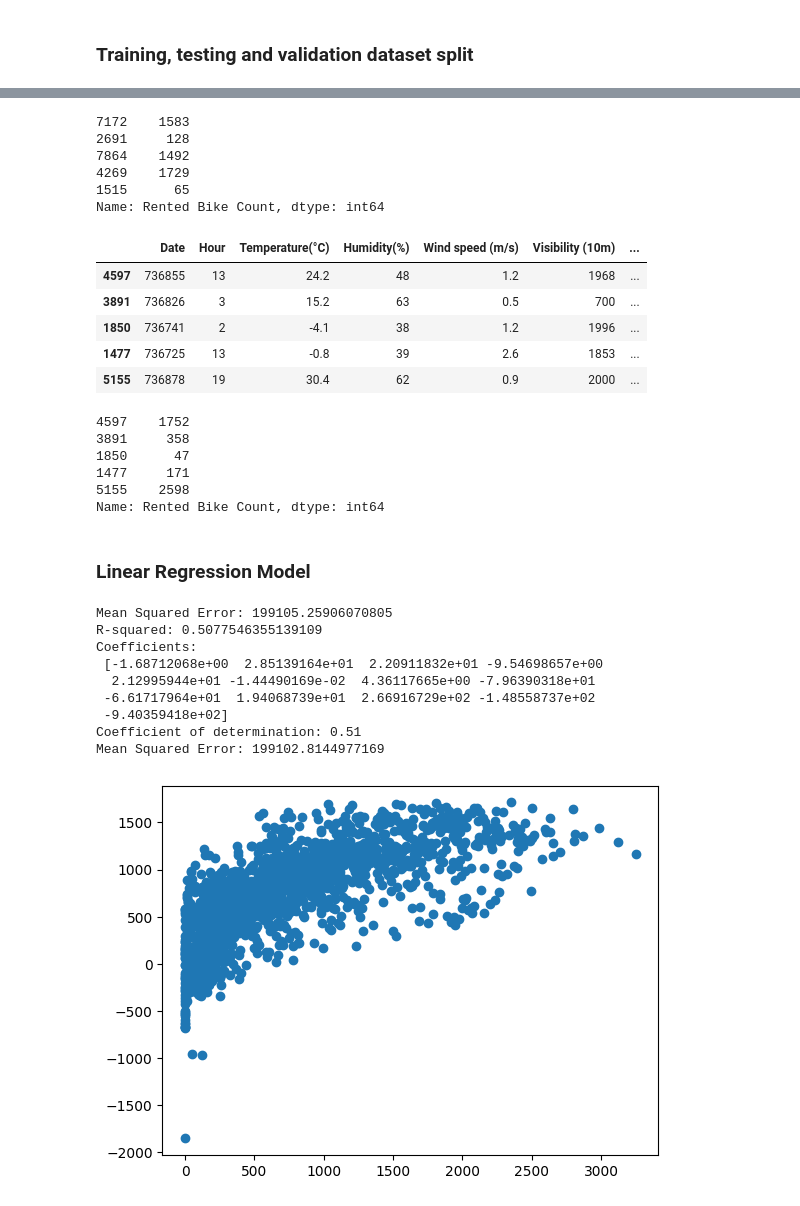
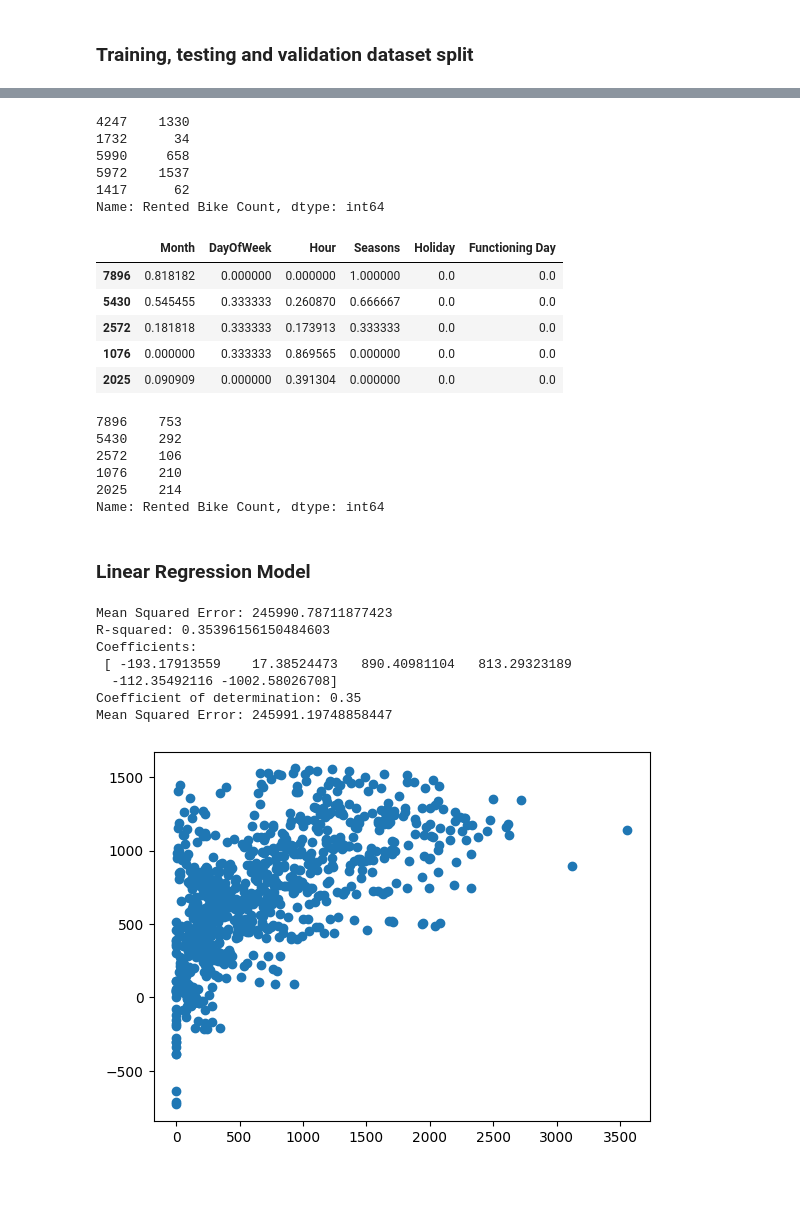
Before and after one commit to IvanGomez37/Final-Project-FoML, a Jupyter notebook: seoul_bike.ipynb, the cells around one changed output, grey strips where cells are left out. Saved outputs shown, nothing was run; the diff lists cells and outputs as text; code cells hidden in the pictures.

Commit message:
introducing month and day + trying LRM

```diff
--- a/seoul_bike.ipynb
+++ b/seoul_bike.ipynb
@@ -84,7 +84,13 @@ SeoulBikeData['Functioning Day'] = pd.factorize(SeoulBikeData['Functioning Day']
 # %%
 # Transforming Date string to datetime data type
 SeoulBikeData['Date'] = pd.to_datetime(SeoulBikeData['Date'], format='%d/%m/%Y')
-SeoulBikeData['Date'] = SeoulBikeData['Date'].apply(lambda x: x.toordinal())
+#SeoulBikeData['Date'] = SeoulBikeData['Date'].apply(lambda x: x.toordinal())
+SeoulBikeData['Month'] = (SeoulBikeData['Date'].dt.strftime('%m')).astype(int)
+SeoulBikeData['DayOfWeek'] = pd.factorize(SeoulBikeData['Date'].dt.day_name())[0]
+SeoulBikeData.insert(1, 'Month', SeoulBikeData.pop('Month'))
+SeoulBikeData.insert(2, 'DayOfWeek', SeoulBikeData.pop('DayOfWeek'))
+SeoulBikeData.insert(3, 'Hour', SeoulBikeData.pop('Hour'))
+#do we pop the date feature?
 # %%
 # Printing transformed data
 SeoulBikeData.head()
@@ -380,10 +392,25 @@ def joint_matrix(data):
+# %%
+X_continuous = SeoulBikeData_features[continuous_features]
+scaler = MinMaxScaler()
+
+# Scaling continuous features
+X_continuous = scaler.fit_transform(X_continuous)
+#normalizing continuous features
+X_continuous = pd.DataFrame(X_continuous, columns = continuous_features)
+
+# Concatenating continuous and discrete features
+X = pd.concat([X_continuous, SeoulBikeData_features[discrete_features]], axis = 1)
+
+# y will be the target value
+y = SeoulBikeData_target
 # %%
 from sklearn.preprocessing import StandardScaler
+SeoulBikeData_features = SeoulBikeData.drop(columns=["Rented Bike Count"])
 
 # Assuming SeoulBikeData is your DataFrame
 # Extract features (X) and target variable (y) if needed
-X = SeoulBikeData.drop(columns=['Rented Bike Count'])
-y = SeoulBikeData['Rented Bike Count']
+X = SeoulBikeData_features
+y = SeoulBikeData_target
 
 # Initialize the scaler
 scaler = StandardScaler()
@@ -405,7 +432,7 @@ scaled_SeoulBikeData_features = X
 from sklearn.model_selection import train_test_split
 
 # Splitting the data into training and temporary (validation + test) sets
-X_train, X_temp, y_train, y_temp = train_test_split(scaled_SeoulBikeData_features, scaled_SeoulBikeData_target, test_size=0.4, random_state=42)
+X_train, X_temp, y_train, y_temp = train_test_split(X_continuous, y, test_size=0.2, random_state=42)
 
 # Splitting the temporary set into validation and test sets
 X_val, X_test, y_val, y_test = train_test_split(X_temp, y_temp, test_size=0.5, random_state=42)
@@ -462,29 +482,29 @@ X_val.head()
 # %%
 y_val.head()
 # %% [output]
-7172    1583
-2691     128
-7864    1492
-4269    1729
-1515      65
+4247    1330
+1732      34
+5990     658
+5972    1537
+1417      62
 Name: Rented Bike Count, dtype: int64
 # %%
 X_test.head()
 # %% [output]
-|  | Date | Hour | Temperature(°C) | Humidity(%) | Wind speed (m/s) | Visibility (10m) | ... |
-| 4597 | 736855 | 13 | 24.2 | 48 | 1.2 | 1968 | ... |
-| 3891 | 736826 | 3 | 15.2 | 63 | 0.5 | 700 | ... |
-| 1850 | 736741 | 2 | -4.1 | 38 | 1.2 | 1996 | ... |
-| 1477 | 736725 | 13 | -0.8 | 39 | 2.6 | 1853 | ... |
-| 5155 | 736878 | 19 | 30.4 | 62 | 0.9 | 2000 | ... |
+|  | Month | DayOfWeek | Hour | Seasons | Holiday | Functioning Day |
+| 7896 | 0.818182 | 0.000000 | 0.000000 | 1.000000 | 0.0 | 0.0 |
+| 5430 | 0.545455 | 0.333333 | 0.260870 | 0.666667 | 0.0 | 0.0 |
+| 2572 | 0.181818 | 0.333333 | 0.173913 | 0.333333 | 0.0 | 0.0 |
+| 1076 | 0.000000 | 0.333333 | 0.869565 | 0.000000 | 0.0 | 0.0 |
+| 2025 | 0.090909 | 0.000000 | 0.391304 | 0.000000 | 0.0 | 0.0 |
 # %%
 y_test.head()
 # %% [output]
-4597    1752
-3891     358
-1850      47
-1477     171
-5155    2598
+7896    753
+5430    292
+2572    106
+1076    210
+2025    214
 Name: Rented Bike Count, dtype: int64
 # %% [markdown]
 ### Linear Regression Model
@@ -494,7 +514,7 @@ from sklearn.metrics import mean_squared_error, r2_score
 from sklearn.metrics import accuracy_score
 
 # Create linear regression object
-regr = linear_model.LinearRegression()
+regr = LinearRegression()
 
 # Train the model using the training sets
 regr.fit(X_train, y_train)
@@ -503,39 +523,37 @@ regr.fit(X_train, y_train)
 #X_test_prediction = transform(X_test)
 #prediction = regr.predict(X_test_prediction)
 
 prediction = regr.predict(X_test)
 
 # Evaluate the model
 mse = mean_squared_error(y_test, prediction)
 r2 = r2_score(y_test, prediction)
 
 print(f"Mean Squared Error: {mse}")
 print(f"R-squared: {r2}")
 
 print("Coefficients: \n", regr.coef_)
 # The coefficient of determination: 1 is perfect prediction
 print("Coefficient of determination: %.2f" % r2_score(y_test, prediction))
 
 
 # Convert predictions to binary values (e.g., rounding to the nearest integer)
 y_val_pred_binary = np.round(prediction).astype(int)
 
 # We won't calculate the accuracy beucase it doesn't make sense for regression problems
 #instead we will calculate the mean squared error
 mse = mean_squared_error(y_test, y_val_pred_binary)
 #accuracy = accuracy_score(y_test, y_val_pred_binary)
 print(f"Mean Squared Error: {mse}")
 
 plt.scatter(y_test, prediction)
 plt.show()
 # %% [output]
-Mean Squared Error: 199105.25906070805
-R-squared: 0.5077546355139109
+Mean Squared Error: 245990.78711877423
+R-squared: 0.35396156150484603
 Coefficients:
- [-1.68712068e+00  2.85139164e+01  2.20911832e+01 -9.54698657e+00
-  2.12995944e+01 -1.44490169e-02  4.36117665e+00 -7.96390318e+01
- -6.61717964e+01  1.94068739e+01  2.66916729e+02 -1.48558737e+02
- -9.40359418e+02]
-Coefficient of determination: 0.51
-Mean Squared Error: 199102.8144977169
+ [ -193.17913559    17.38524473   890.40981104   813.29323189
+  -112.35492116 -1002.58026708]
+Coefficient of determination: 0.35
+Mean Squared Error: 245991.19748858447
-[figure, old version]
+[figure, new version]
```
Also changed, not shown: parts of 15 cells of this notebook, 1 other file.
